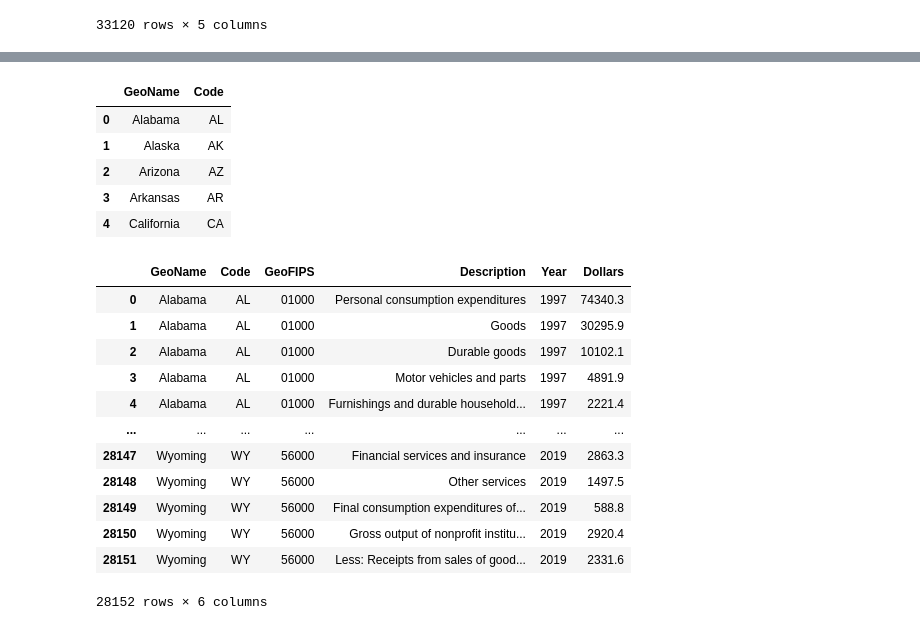
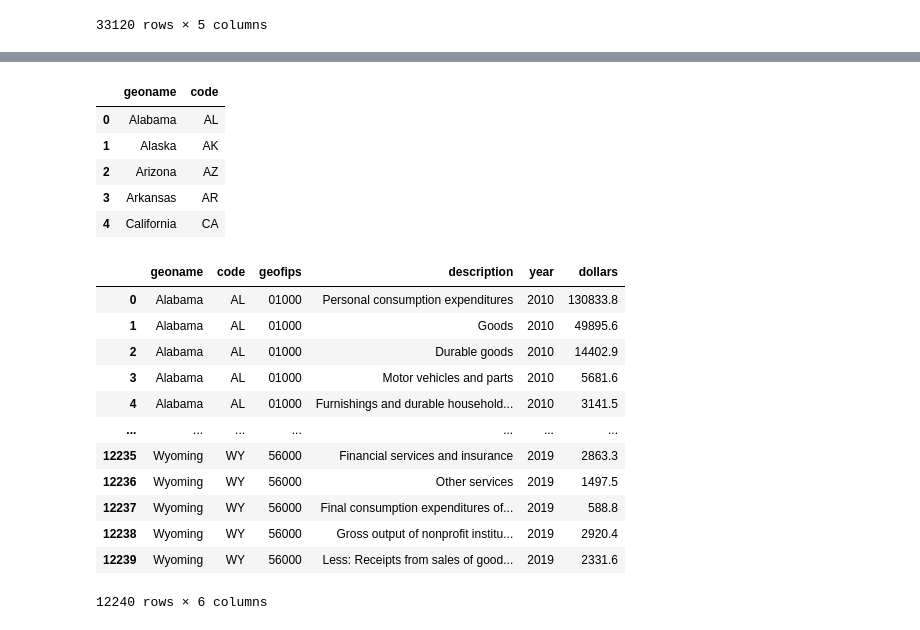
Before and after one commit to michael-sorensen/Project-2, a Jupyter notebook: US_Expenditure.ipynb, the cells around one changed output, grey strips where cells are left out. Drawn from its saved outputs; the diff is of its cells as text; code cells hidden in the pictures.

```diff
--- a/US_Expenditure.ipynb
+++ b/US_Expenditure.ipynb
@@ -62,6 +74,6 @@ us_expend
 33120 rows × 5 columns
 # %%
 # rename columns
-us_expenditures_final = us_expend.rename(columns ={'value':'Dollars'})
+us_expenditures_final = us_expend.rename(columns ={'GeoFIPS':'geofips', 'GeoName':'geoname','Description':'description','Year':'year','value':'dollars'})
 us_expenditures_final
 # %% [output]
@@ -78,3 +90,7 @@ us_expenditures_final
 | 33206 | 98000 | Far West | Gross output of nonprofit institu... | 2019 | 325162.7 |
 | 33207 | 98000 | Far West | Less: Receipts from sales of good... | 2019 | 236897.2 |
 33120 rows × 5 columns
+# %%
+us_expenditures_final.dtypes
+#convert year into datetime
+us_expenditures_final['year'] = pd.to_datetime(us_expenditures_final['year'],format = '%Y').dt.year
@@ -80,0 +107,4 @@ us_expenditures_final
+# %%
+#new dataframe
+new_df = us_expenditures_final.loc[us_expenditures_final['year'] >= 2010]
+new_df
@@ -81,12 +125,12 @@ us_expenditures_final
 # %%
 state_abbr.columns
 #rename columns
-state_df = state_abbr.rename(columns = {'State':'GeoName'})
+state_df = state_abbr.rename(columns = {'State':'geoname', 'Code':'code'})
 # keep only columns needed
-state_df2 = state_df[['GeoName', 'Code']]
+state_df2 = state_df[['geoname', 'code']]
 state_df2.head()
 # %% [output]
-|  | GeoName | Code |
+|  | geoname | code |
 | 0 | Alabama | AL |
 | 1 | Alaska | AK |
 | 2 | Arizona | AZ |
@@ -94,19 +138,19 @@ state_df2.head()
 | 4 | California | CA |
 # %%
 # merge dataframes
-us_spend_df = pd.merge(state_df2, us_expenditures_final, on="GeoName")
+us_spend_df = pd.merge(state_df2, new_df, on="geoname")
 us_spend_df
 # %% [output]
-|  | GeoName | Code | GeoFIPS | Description | Year | Dollars |
-| 0 | Alabama | AL | 01000 | Personal consumption expenditures | 1997 | 74340.3 |
-| 1 | Alabama | AL | 01000 | Goods | 1997 | 30295.9 |
-| 2 | Alabama | AL | 01000 | Durable goods | 1997 | 10102.1 |
-| 3 | Alabama | AL | 01000 | Motor vehicles and parts | 1997 | 4891.9 |
-| 4 | Alabama | AL | 01000 | Furnishings and durable household... | 1997 | 2221.4 |
+|  | geoname | code | geofips | description | year | dollars |
+| 0 | Alabama | AL | 01000 | Personal consumption expenditures | 2010 | 130833.8 |
+| 1 | Alabama | AL | 01000 | Goods | 2010 | 49895.6 |
+| 2 | Alabama | AL | 01000 | Durable goods | 2010 | 14402.9 |
+| 3 | Alabama | AL | 01000 | Motor vehicles and parts | 2010 | 5681.6 |
+| 4 | Alabama | AL | 01000 | Furnishings and durable household... | 2010 | 3141.5 |
 | ... | ... | ... | ... | ... | ... | ... |
-| 28147 | Wyoming | WY | 56000 | Financial services and insurance | 2019 | 2863.3 |
-| 28148 | Wyoming | WY | 56000 | Other services | 2019 | 1497.5 |
-| 28149 | Wyoming | WY | 56000 | Final consumption expenditures of... | 2019 | 588.8 |
-| 28150 | Wyoming | WY | 56000 | Gross output of nonprofit institu... | 2019 | 2920.4 |
-| 28151 | Wyoming | WY | 56000 | Less: Receipts from sales of good... | 2019 | 2331.6 |
+| 12235 | Wyoming | WY | 56000 | Financial services and insurance | 2019 | 2863.3 |
+| 12236 | Wyoming | WY | 56000 | Other services | 2019 | 1497.5 |
+| 12237 | Wyoming | WY | 56000 | Final consumption expenditures of... | 2019 | 588.8 |
+| 12238 | Wyoming | WY | 56000 | Gross output of nonprofit institu... | 2019 | 2920.4 |
+| 12239 | Wyoming | WY | 56000 | Less: Receipts from sales of good... | 2019 | 2331.6 |
-28152 rows × 6 columns
+12240 rows × 6 columns
```
Also changed, not shown: parts of 13 cells of this notebook, 3 other files.
